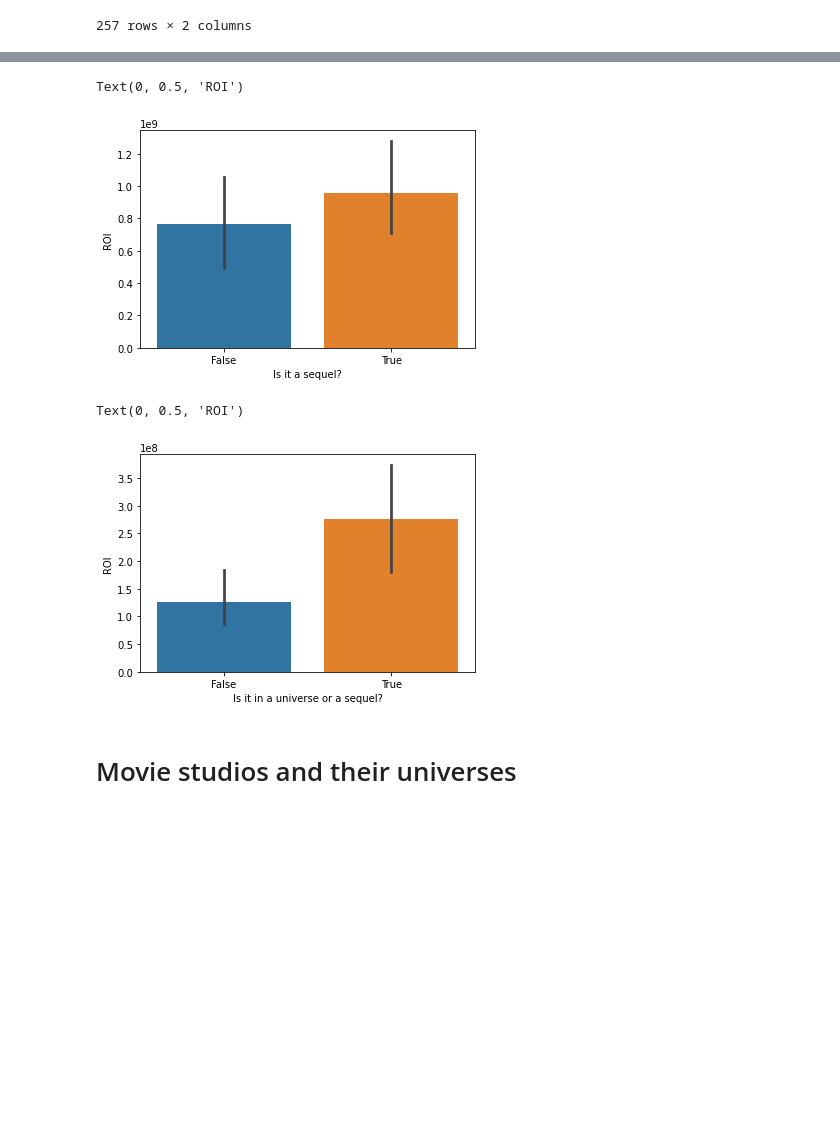
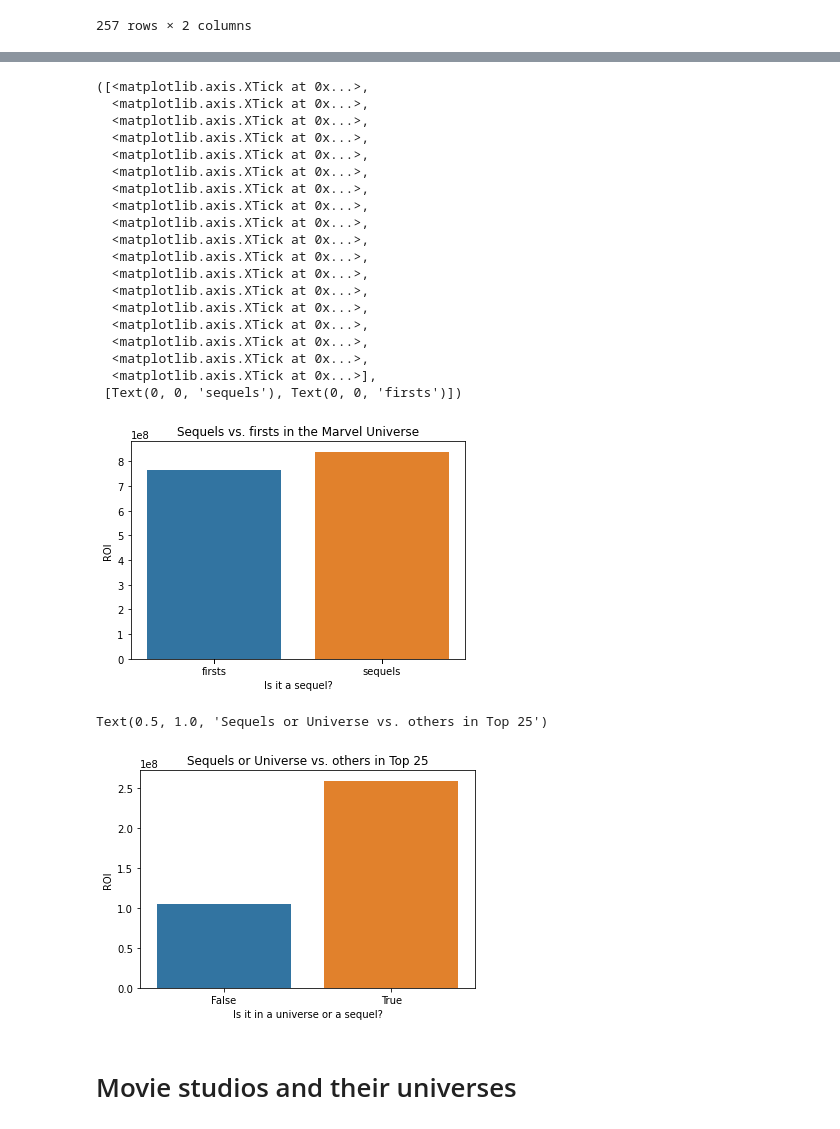
Before and after one commit to RipPhillip/dsc-phase-1-project, a Jupyter notebook: My main.ipynb, the cells around one changed output, grey strips where cells are left out. Cells and saved outputs as stored; diff of their text form; code cells hidden in the pictures; blank space fills up the shorter version.

```diff
--- a/My main.ipynb
+++ b/My main.ipynb
@@ -383,13 +385,33 @@ See the caveats in the documentation: https://pandas.pydata.org/pandas-docs/stab
 # %%
 # Which have made more money, firsts or sequels
 sns.barplot(x='sequels', y='roi', \
             data=marvel_movies_df
-            .sort_values(by='year'))
+            .sort_values(by='year'), ci=None)
 plt.xlabel('Is it a sequel?')
 plt.ylabel('ROI')
+plt.title('Sequels vs. firsts in the Marvel Universe')
+plt.xticks(marvel_movies_df['sequels'],['sequels', 'firsts'])
 # %% [output]
-Text(0, 0.5, 'ROI')
+([<matplotlib.axis.XTick at 0x...>,
+  <matplotlib.axis.XTick at 0x...>,
+  <matplotlib.axis.XTick at 0x...>,
+  <matplotlib.axis.XTick at 0x...>,
+  <matplotlib.axis.XTick at 0x...>,
+  <matplotlib.axis.XTick at 0x...>,
+  <matplotlib.axis.XTick at 0x...>,
+  <matplotlib.axis.XTick at 0x...>,
+  <matplotlib.axis.XTick at 0x...>,
+  <matplotlib.axis.XTick at 0x...>,
+  <matplotlib.axis.XTick at 0x...>,
+  <matplotlib.axis.XTick at 0x...>,
+  <matplotlib.axis.XTick at 0x...>,
+  <matplotlib.axis.XTick at 0x...>,
+  <matplotlib.axis.XTick at 0x...>,
+  <matplotlib.axis.XTick at 0x...>,
+  <matplotlib.axis.XTick at 0x...>,
+  <matplotlib.axis.XTick at 0x...>],
+ [Text(0, 0, 'sequels'), Text(0, 0, 'firsts')])
-[figure, old version]
+[figure, new version]
 # %%
 #Add worldwide to top grossing
 top_grossing_df['worldwide_gross'] = with_studio_budget_df['worldwide_gross']
@@ -407,12 +429,13 @@ top_grossing_df['sequel_universe'] = top_grossing_df['title']\
 
 sns.barplot(x='sequel_universe', y='roi', \
             data=top_grossing_df
-            .sort_values(by='year'))
+            .sort_values(by='year'), ci=None)
 plt.xlabel('Is it in a universe or a sequel?')
 plt.ylabel('ROI')
+plt.title('Sequels or Universe vs. others in Top 25')
 # %% [output]
-Text(0, 0.5, 'ROI')
+Text(0.5, 1.0, 'Sequels or Universe vs. others in Top 25')
-[figure, old version]
+[figure, new version]
 # %% [markdown]
 # Movie studios and their universes
 # %%
```
Also changed, not shown: parts of 42 cells of this notebook, 1 other file.
